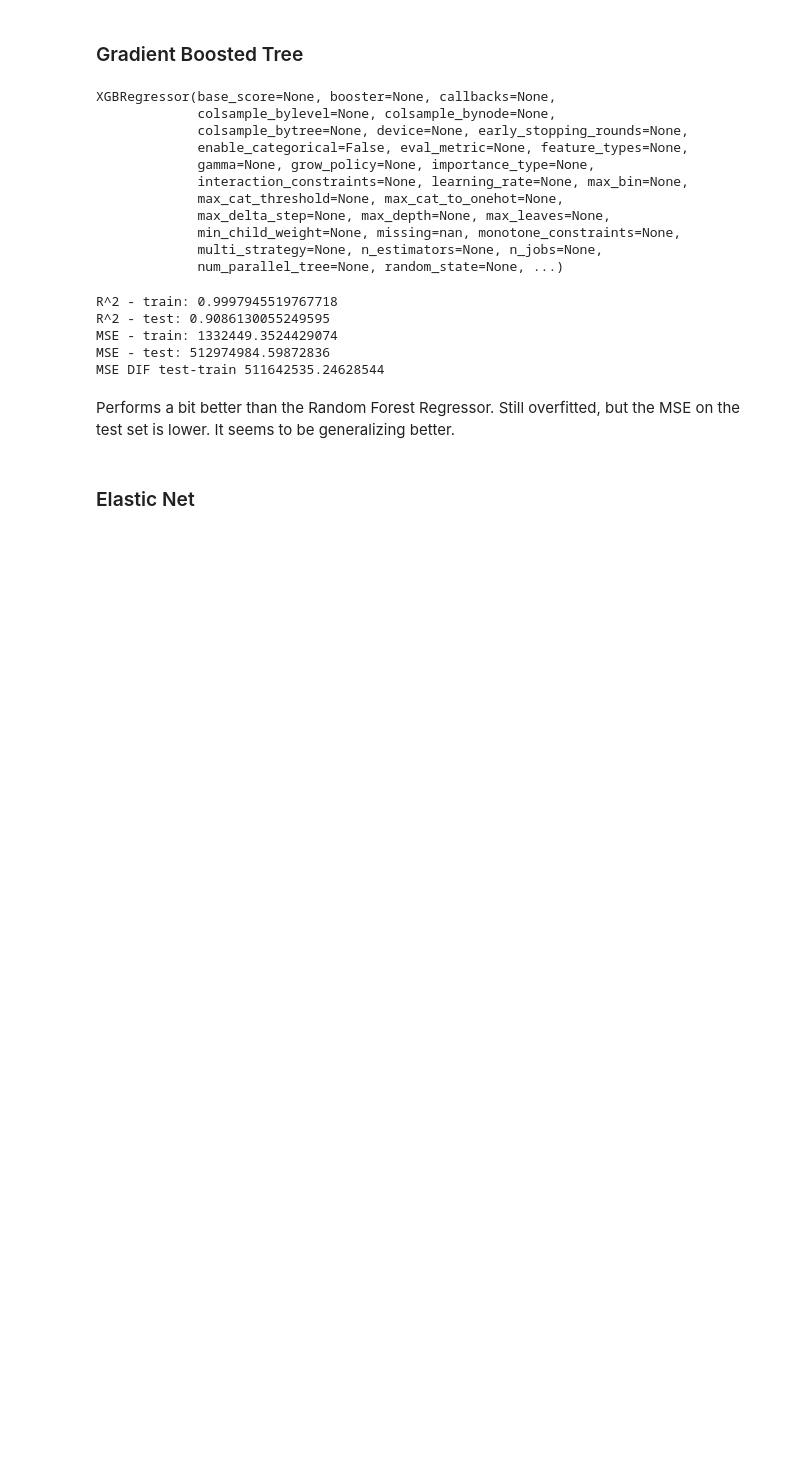
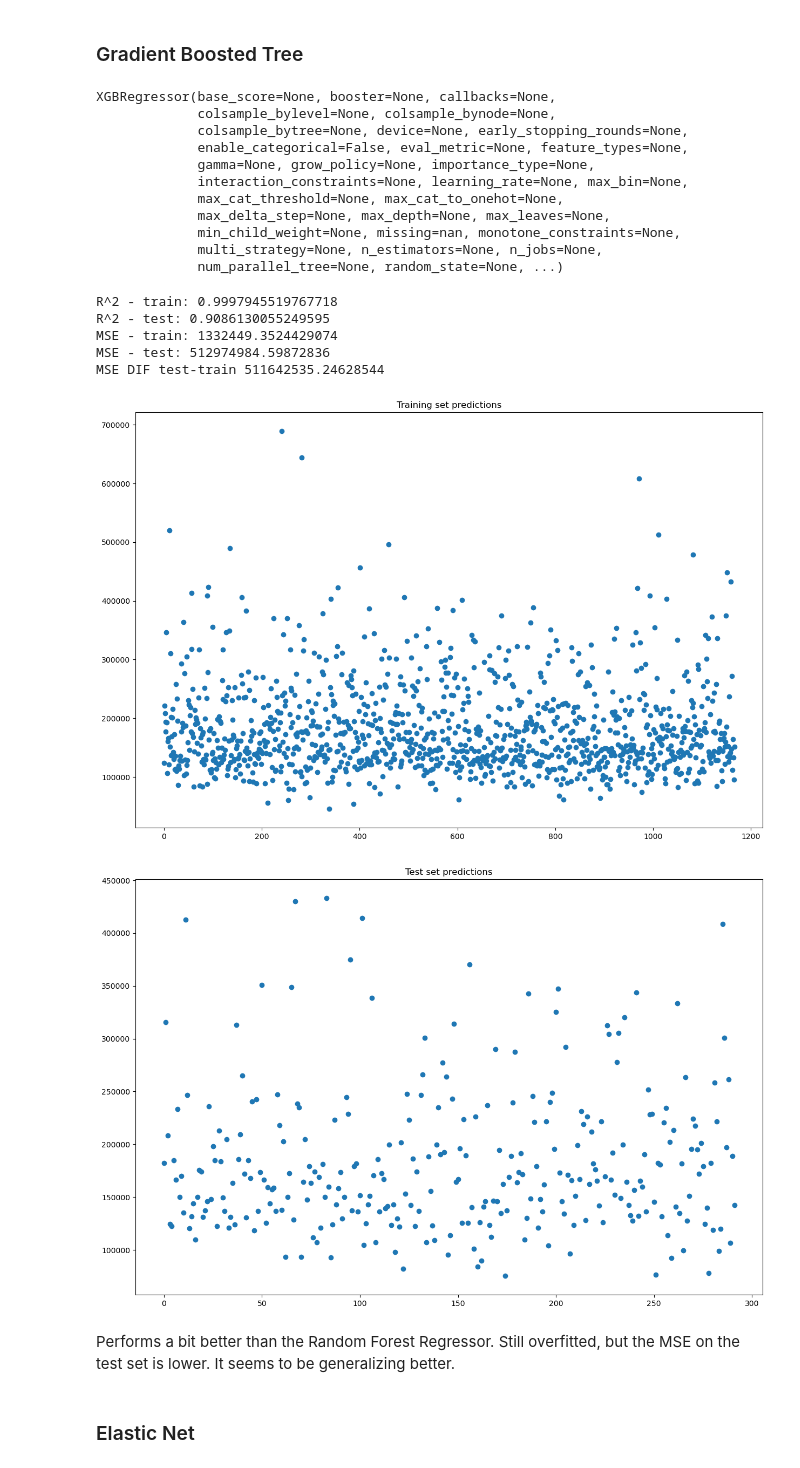
Before and after one commit to michaelbui99/mal-assignment-7, a Jupyter notebook: assignment_7.ipynb, the cells around one changed output. Saved outputs shown, nothing was run; the diff lists cells and outputs as text; code cells hidden in the pictures; blank space fills up the shorter version.

```diff
--- a/assignment_7.ipynb
+++ b/assignment_7.ipynb
@@ -681,6 +696,12 @@ R^2 - test: 0.9086130055249595
 MSE - train: 1332449.3524429074
 MSE - test: 512974984.59872836
 MSE DIF test-train 511642535.24628544
+# %%
+
+plot_predictions_to_actual(rf_regressor, X_train, y_train, X_test, y_test)
+# %% [output]
+[figure, added]
+[figure, added]
 # %% [markdown]
 Performs a bit better than the Random Forest Regressor. Still overfitted, but the MSE on the test set is lower. It seems to be generalizing better.
 # %% [markdown]
```
Also changed, not shown: parts of 2 cells of this notebook.
